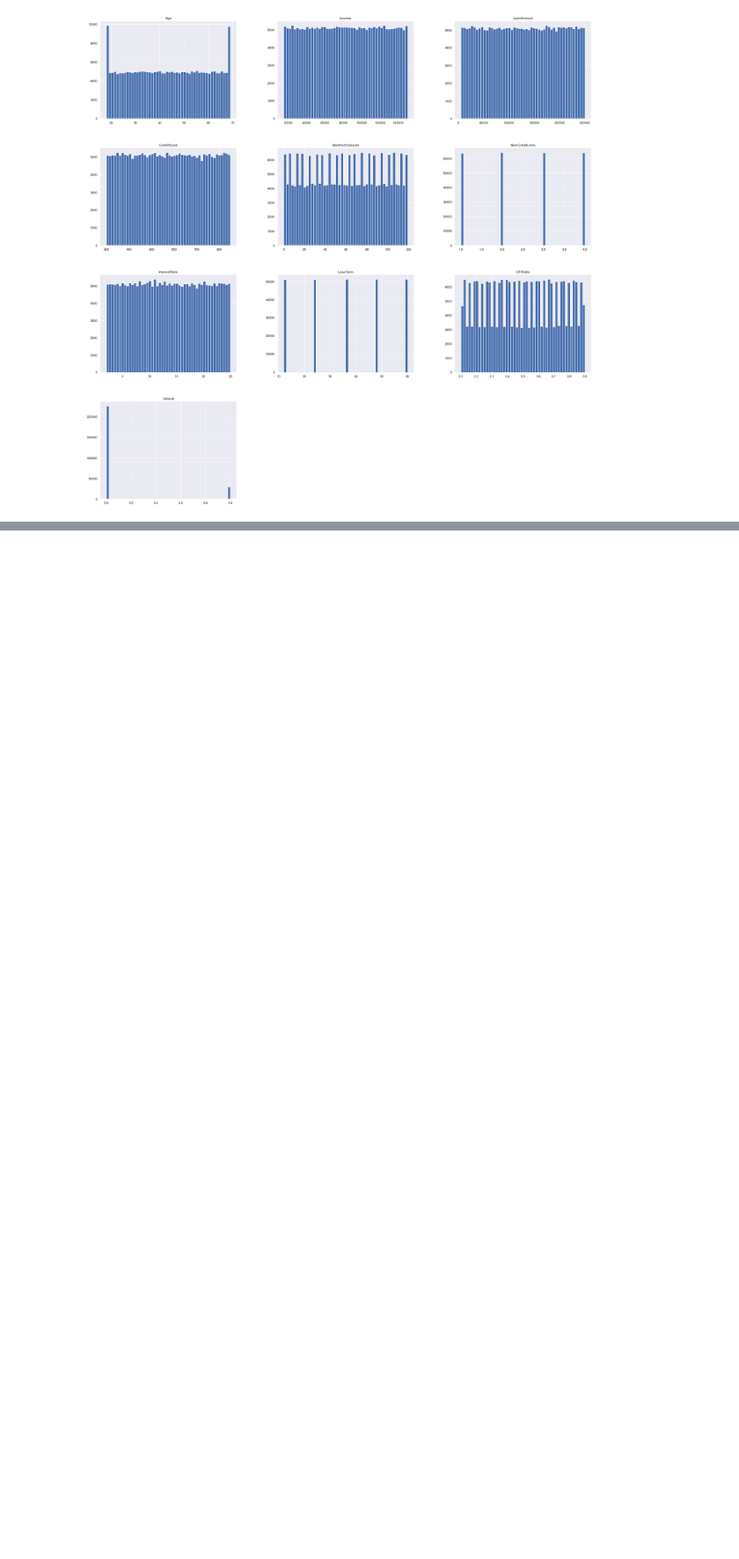
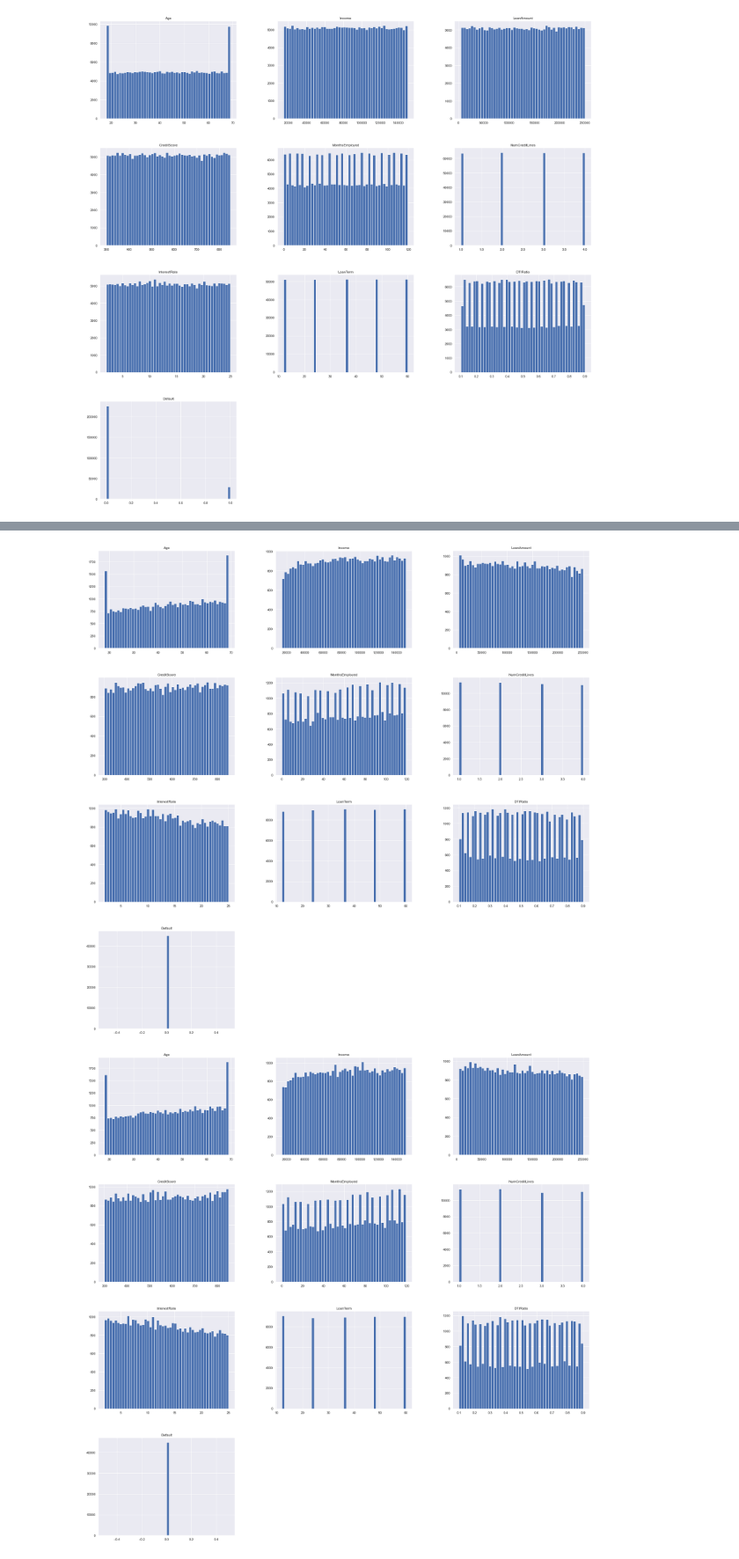
Before and after one commit to Drodriguez-9/european_vote_analysis, a Jupyter notebook: notebooks/data_exploration.ipynb, the cells around one changed output, grey strips where cells are left out. Shown at 88% size. Cells and saved outputs as stored; diff of their text form; code cells hidden in the pictures; blank space fills up the shorter version.

```diff
--- a/notebooks/data_exploration.ipynb
+++ b/notebooks/data_exploration.ipynb
@@ -107,0 +158,6 @@ array([[<AxesSubplot: title={'center': 'Age'}>,
+# %%
+for cat in data["LoanPurpose"].unique():
+    data[(data['Default'] == 0) & (data["LoanPurpose"] == cat)].hist(bins=50, figsize=(30,30))
+# %% [output]
+[figure, added]
+[figure, added]
```
Also changed, not shown: parts of 4 cells of this notebook.
